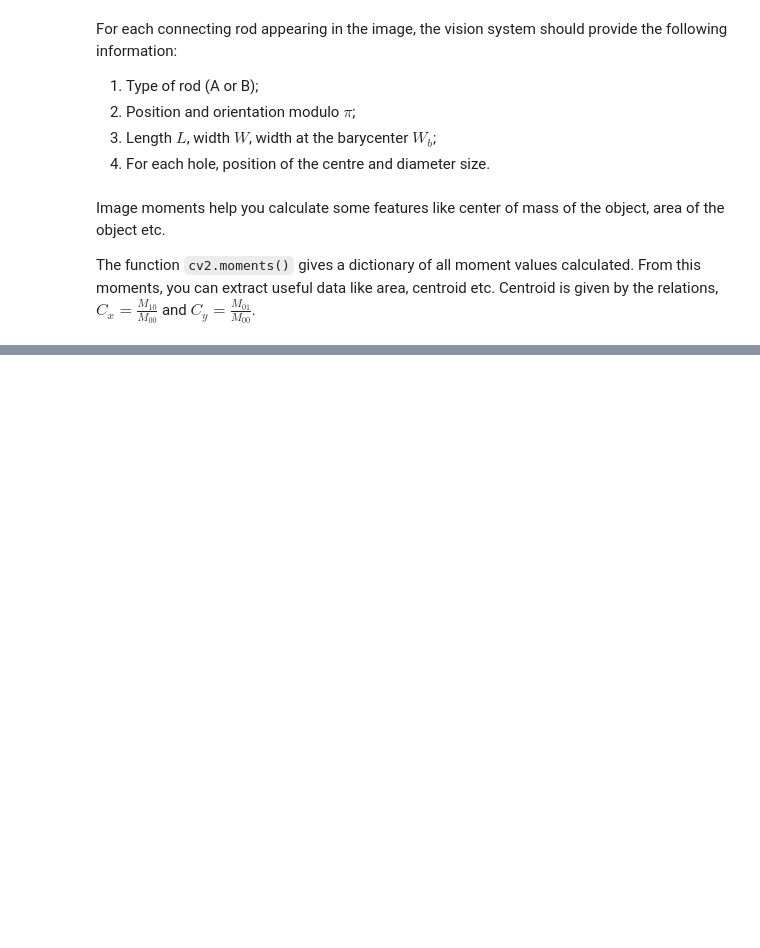
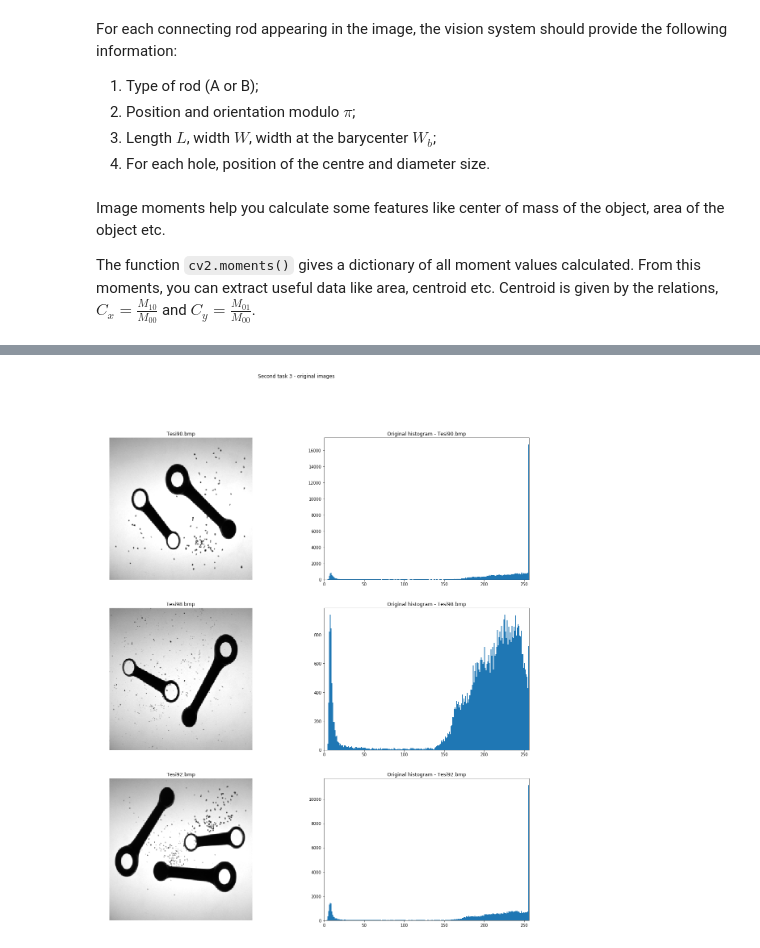
Before and after one commit to gmurro/visual-inspection-rods, a Jupyter notebook: VisualInspectionMotorcycleConnectingRods.ipynb, the cells around one changed output, grey strips where cells are left out. Saved outputs shown, nothing was run; the diff lists cells and outputs as text; code cells hidden in the pictures; blank space fills up the shorter version.

```diff
--- a/VisualInspectionMotorcycleConnectingRods.ipynb
+++ b/VisualInspectionMotorcycleConnectingRods.ipynb
@@ -368,0 +445,4 @@ for key in first_task.keys():
+# %%
+second_task_3 = image_original_analysis(second_task_3, "Second task 3")
+# %% [output]
+[figure, added]
```
Also changed, not shown: parts of 19 cells of this notebook.
